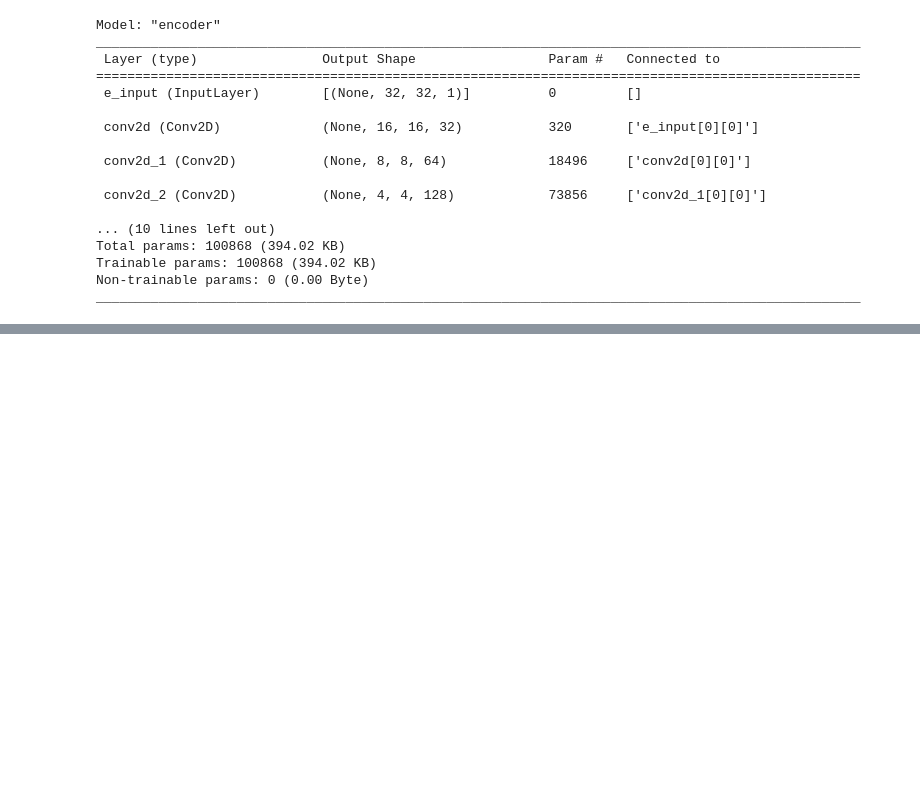
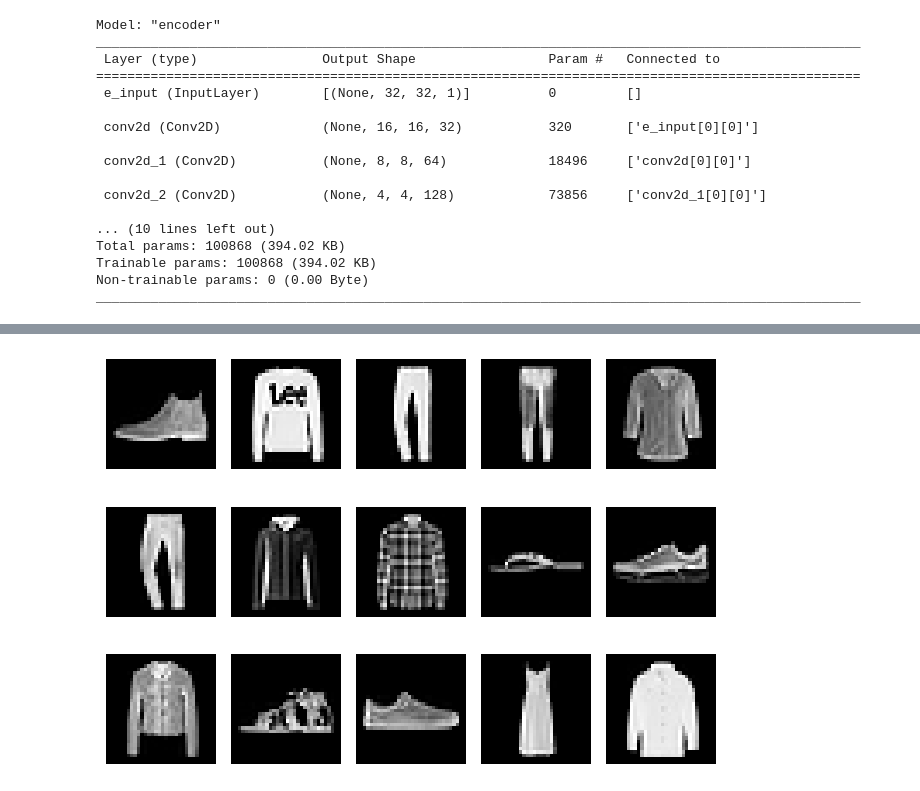
Before and after one commit to NastyaStrashnova/GenAITests, a Jupyter notebook: Variational Autoencoder 1.1.ipynb, the cells around one changed output, grey strips where cells are left out. Saved outputs shown, nothing was run; the diff lists cells and outputs as text; code cells hidden in the pictures; blank space fills up the shorter version.

```diff
--- a/Variational Autoencoder 1.1.ipynb
+++ b/Variational Autoencoder 1.1.ipynb
@@ -80,0 +181,14 @@ ________________________________________________________________________________
+# %%
+n_to_predict = 5000
+example_images = x_test[:n_to_predict]
+example_labels = y_test[:n_to_predict]
+# %%
+for i in range(15):
+    plt.subplot(3, 5, i + 1)
+    plt.imshow(example_images[i], cmap='gray')
+    plt.axis('off')
+
+plt.tight_layout()
+plt.show()
+# %% [output]
+[figure, added]
```
Also changed, not shown: parts of 26 cells of this notebook.
